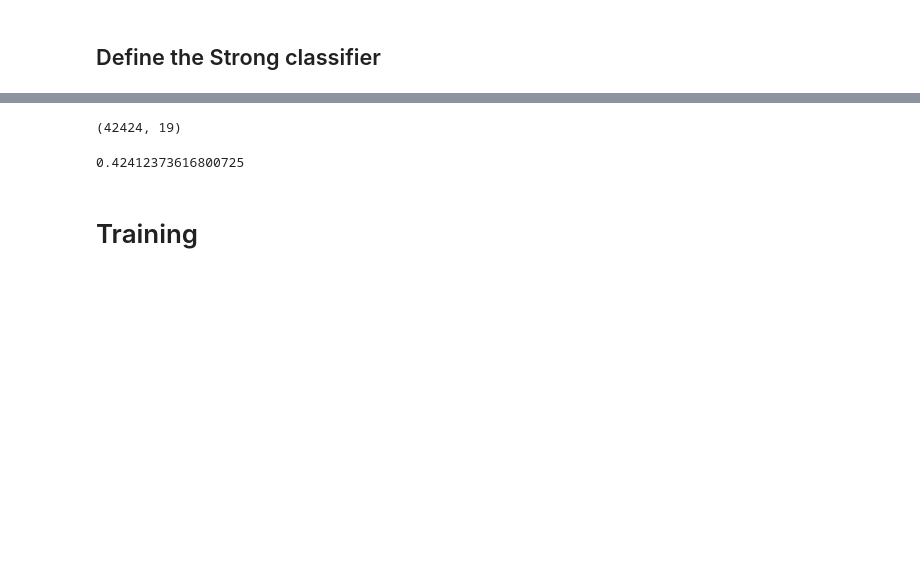
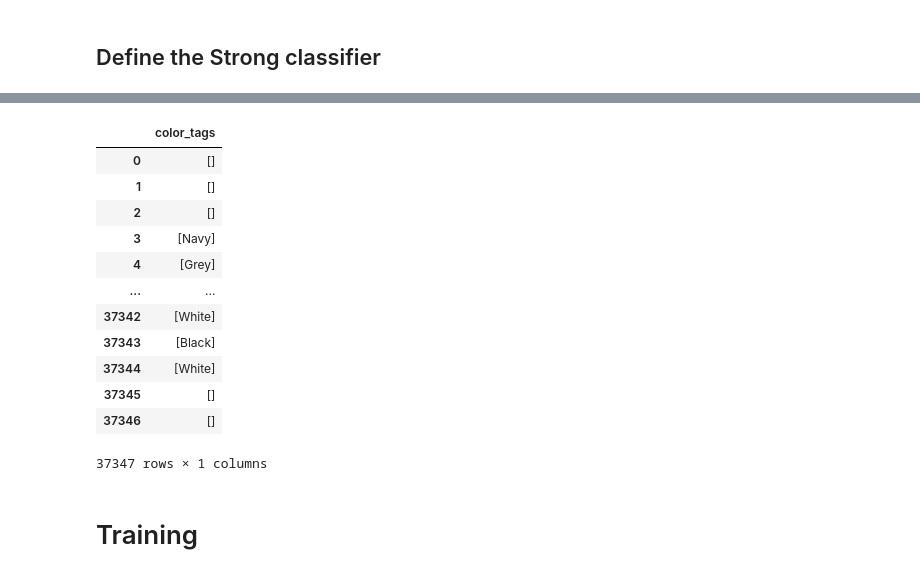
Before and after one commit to samperochon/Rakuten_MultiModal_Color_Exctraction, a Jupyter notebook: StrongClassifierTuning.ipynb, the cells around one changed output, grey strips where cells are left out. Cells and saved outputs as stored; diff of their text form; code cells hidden in the pictures; blank space fills up the shorter version.

```diff
--- a/StrongClassifierTuning.ipynb
+++ b/StrongClassifierTuning.ipynb
@@ -904,7 +908,8 @@ class StrongClassifier():
 
         self.strongsClass = []    # Our nbr_class SVMs
         for _ in range(self.nbr_class):     #fill the strongsClass list with nbr_class different SVMs
-            self.strongsClass.append(svm.LinearSVC(dual=False, fit_intercept=False))
+            #self.strongsClass.append(svm.LinearSVC(dual=True, fit_intercept=True ,  loss='hinge',penalty='l2', max_iter=50000))
+            self.strongsClass.append(svm.SVC(kernel='rbf',shrinking=False ,class_weight='balanced', tol=1e-1))
 
     def _compute_prediction_model_train(self, experiment):
         """
@@ -1048,6 +1053,7 @@ class StrongClassifier():
           self.weaksPredTrain = np.load(os.path.join(path,'weaksPredTrain.npy'))
           self.weaksPredVal = np.load(os.path.join(path,'weaksPredVal.npy'))
           self.weaksPredTest = np.load(os.path.join(path,'weaksPredTest.npy'))
+
       self.weaksPredTrain = [self.weaksPredTrain[i,:,:] for i in range(self.weaksPredTrain.shape[0])]
       self.weaksPredVal = [self.weaksPredVal[i,:,:] for i in range(self.weaksPredVal.shape[0])]
       self.weaksPredTest = [self.weaksPredTest[i,:,:] for i in range(self.weaksPredTest.shape[0])]
@@ -1062,7 +1068,9 @@ class StrongClassifier():
         for idx,labelwise_svm in enumerate(self.strongsClass):
             print(idx)
             X_centered_train =  (self.weaksPredTrain[idx] -self.weaksPredTrain[idx].mean())/self.weaksPredTrain[idx].std()
+            #X_centered_train = self.weaksPredTrain[idx]
             X_centered_val   =  (self.weaksPredVal[idx] -self.weaksPredVal[idx].mean())/self.weaksPredVal[idx].std()
+            #X_centered_val = self.weaksPredVal[idx]
 
             labelwise_svm.fit(X_centered_train,self.truePredTrain[idx])
             print('Fit done!')
@@ -1080,7 +1088,7 @@ class StrongClassifier():
 
             X_centered_test   =  (self.weaksPredTest[idx] -self.weaksPredTest[idx].mean())/self.weaksPredTest[idx].std()
 
-            labelwise_svm.fit(X_centered_tot,np.concatenate(self.truePredTrain[idx],self.truePredVal[idx]))
+            labelwise_svm.fit(X_centered_tot,np.concatenate((self.truePredTrain[idx],self.truePredVal[idx])))
             print('Fit done!')
             self.strongPredTest[idx,:]=labelwise_svm.predict(X_centered_test)
 
@@ -1145,5 +1153,6 @@ class StrongClassifier():
 
         return
 # %%
-strong = StrongClassifier([], [BertName, BertCaption], debug=False)
+#strong = StrongClassifier([], [BertName, BertCaption], debug=False)
+strong = StrongClassifier([], [BertName], debug=False)
 # %% [output]
@@ -1157,0 +1174,2 @@ strong.fit_svm()
+# %%
+strong.fit_svm_kaggle()
@@ -1161,11 +1210,27 @@ strong.fit_svm()
-# %%
-strong.strongPredVal.transpose(1,0).shape
-# %% [output]
-(42424, 19)
-# %%
-f1_score(strong.strongPredVal.transpose(1,0), truePredVal_essai, average='weighted')
-# %% [output]
-0.42412373616800725
+# %%
+idx2color={ 0: "Beige",1:"Black",2:"Blue",3:"Brown",4:"Burgundy",5:"Gold",6:"Green",7:"Grey",
+                    8:"Khaki",9:"Multiple Colors",10:"Navy",11:"Orange",12:"Pink",
+                   13:"Purple",14:"Red",15:"Silver",16:"Transparent",17:"White",18:"Yellow"}
+
+labels = [[idx2color[i]  for i in range(len(item)) if item[i]==1] for item in strong.strongPredTest.transpose(1,0)]
+submission_df = pd.DataFrame({'color_tags':labels})
+submission_df.to_csv(os.path.join('/content/drive/MyDrive/RAKUTEN/data','submissionKaggleSTRONG.csv'))
+# %%
+submission_df
+# %% [output]
+|  | color_tags |
+| 0 | [] |
+| 1 | [] |
+| 2 | [] |
+| 3 | [Navy] |
+| 4 | [Grey] |
+| ... | ... |
+| 37342 | [White] |
+| 37343 | [Black] |
+| 37344 | [White] |
+| 37345 | [] |
+| 37346 | [] |
+37347 rows × 1 columns
 # %% [markdown]
 # Training
 # %%
```
Also changed, not shown: parts of 15 cells of this notebook.
